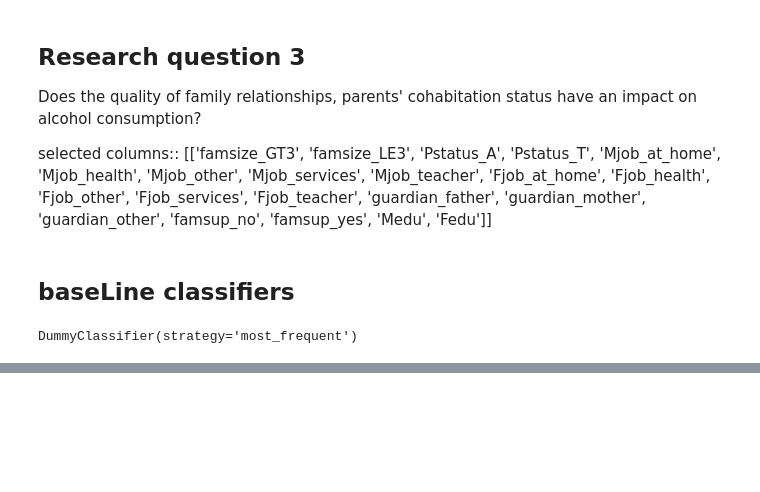
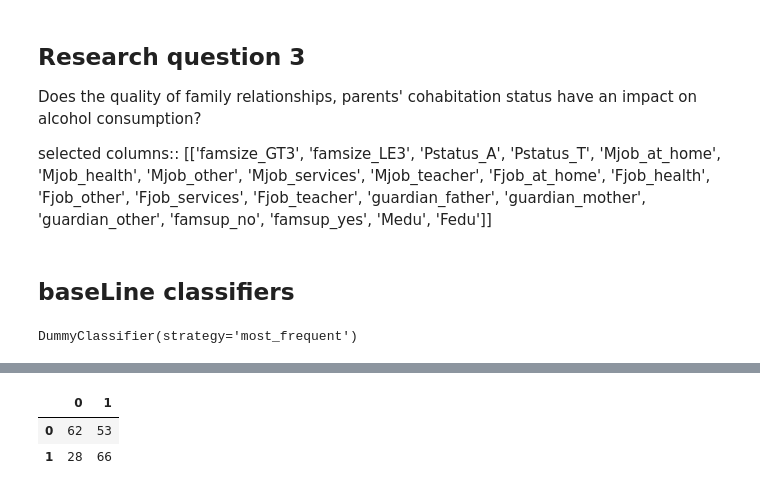
Before and after one commit to NafisFaiyaz007/CSE-445-Machine-learning_Predicting-Risky-Alcohol-Consumption-among-Students, a Jupyter notebook: Research question 3 .ipynb, the cells around one changed output, grey strips where cells are left out. Drawn from its saved outputs; the diff is of its cells as text; code cells hidden in the pictures; blank space fills up the shorter version.

```diff
--- a/Research question 3 .ipynb
+++ b/Research question 3 .ipynb
@@ -39,0 +84,6 @@ NameError: name 'y_train' is not defined
+# %%
+pd.DataFrame(confusion_matrix(y_test, y_pred))
+# %% [output]
+|  | 0 | 1 |
+| 0 | 62 | 53 |
+| 1 | 28 | 66 |
```
Also changed, not shown: parts of 13 cells of this notebook, 7 other files.
